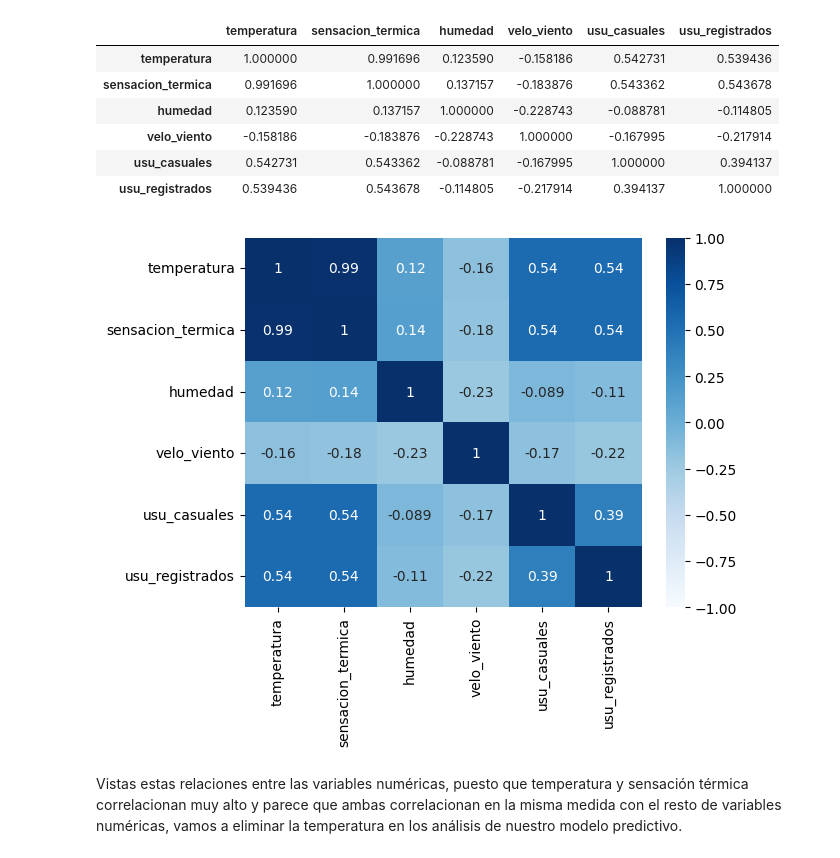
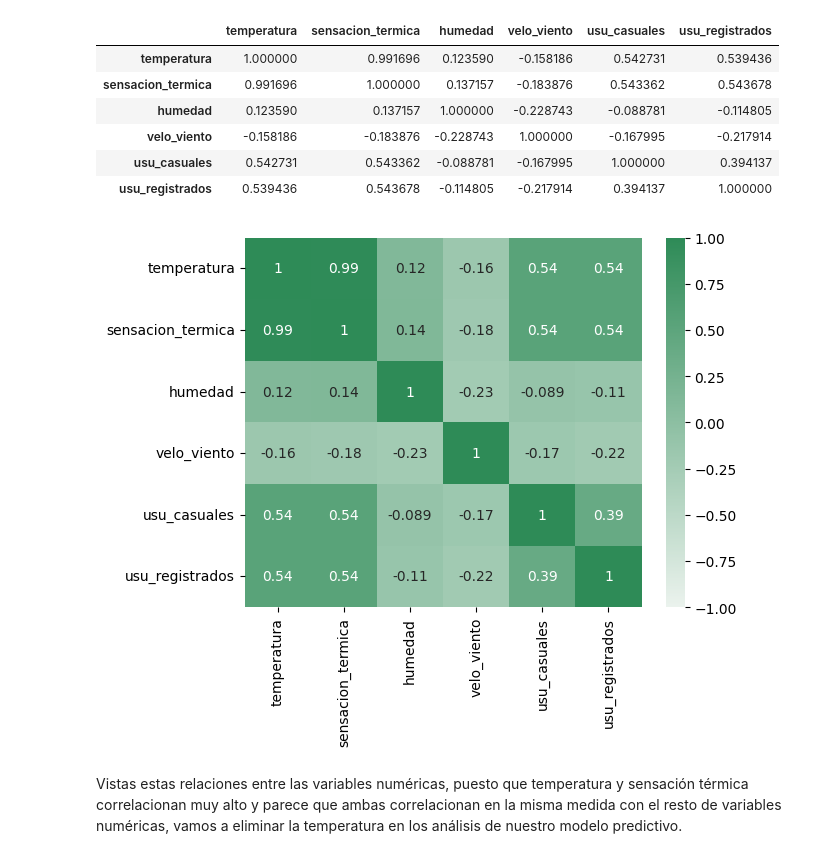
Before and after one commit to GriselleAlanis/project-da-promoE-module3-team1, a Jupyter notebook: Modelo_1_registrados/Visualizaciones_reg.ipynb, the cells around one changed output. Saved outputs shown, nothing was run; the diff lists cells and outputs as text; code cells hidden in the pictures.

```diff
--- a/Modelo_1_registrados/Visualizaciones_reg.ipynb
+++ b/Modelo_1_registrados/Visualizaciones_reg.ipynb
@@ -10,6 +10,8 @@ pd.options.display.max_columns = None
 
 import warnings
 warnings.filterwarnings('ignore')
+
+qualitative_colors = sns.light_palette("seagreen", as_cmap=True)
 # %%
 df = pd.read_pickle("../data/bikes_limpieza_sin_totales.pkl")
 df.head(2)
@@ -111,11 +113,11 @@ df_numericas.corr()
 | usu_registrados | 0.539436 | 0.543678 | -0.114805 | -0.217914 | 0.394137 | 1.000000 |
 # %%
 sns.heatmap(df_numericas.corr(),
-            cmap = "Blues",
+            cmap = qualitative_colors,
            annot = True, vmax = 1, vmin = -1);
 plt.savefig('../img/heatmap_correl.png', dpi = 300)
 # %% [output]
-[figure, old version]
+[figure, new version]
 # %% [markdown]
 Vistas estas relaciones entre las variables numéricas, puesto que temperatura y sensación térmica correlacionan muy alto y parece que ambas correlacionan en la misma medida con el resto de variables numéricas, vamos a eliminar la temperatura en los análisis de nuestro modelo predictivo.
 # %% [markdown]
```
Also changed, not shown: parts of 5 cells of this notebook.
